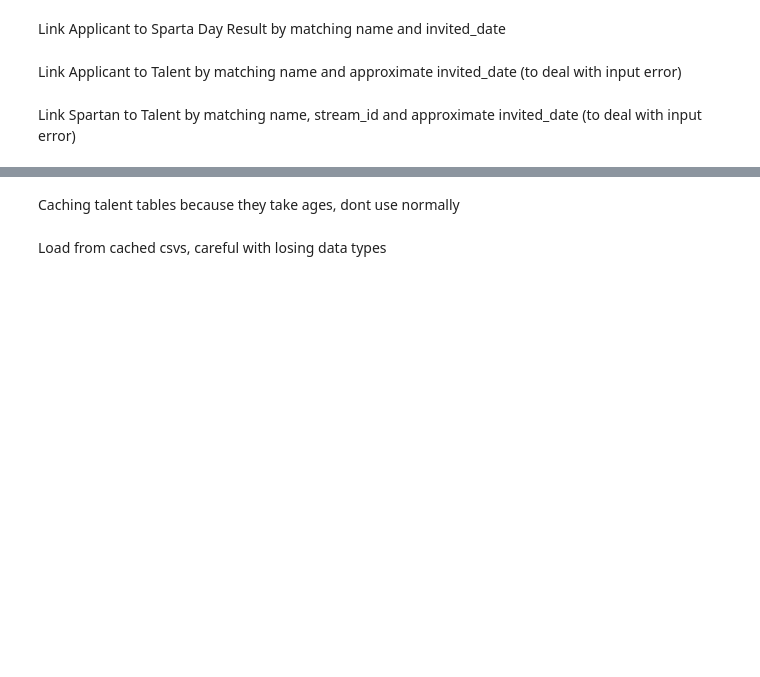
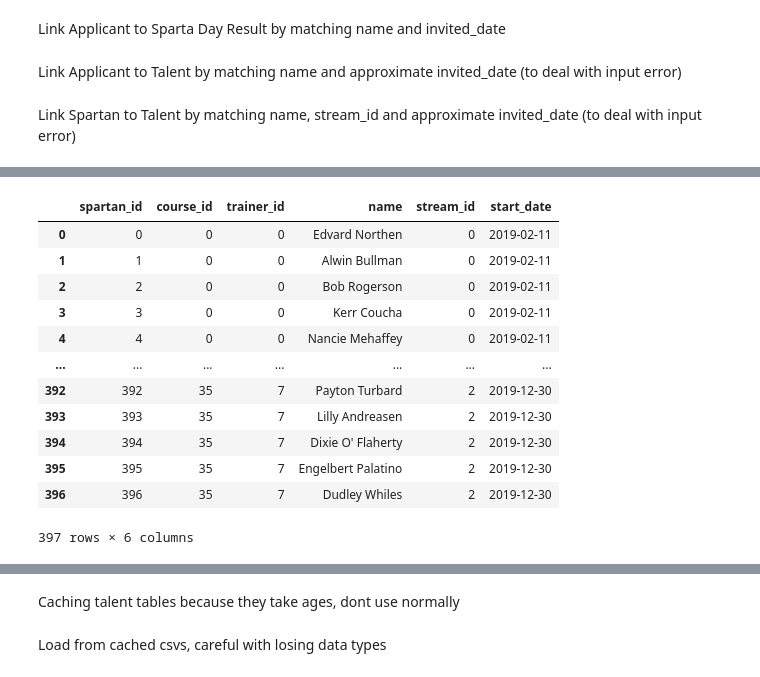
Before and after one commit to Data210/data210-final-project, a Jupyter notebook: Scripts/main.ipynb, the cells around one changed output, grey strips where cells are left out. Saved outputs shown, nothing was run; the diff lists cells and outputs as text; code cells hidden in the pictures; blank space fills up the shorter version.

```diff
--- a/Scripts/main.ipynb
+++ b/Scripts/main.ipynb
@@ -257,0 +282,16 @@ df_spartan_insert = pd.merge_asof(
+# %%
+pd.merge(df_spartan,df_course[['stream_id','course_id','start_date']])[pd.merge(df_spartan,df_course[['stream_id','course_id','start_date']]).name.isin(df_talent_temp.name)]
+# %% [output]
+|  | spartan_id | course_id | trainer_id | name | stream_id | start_date |
+| 0 | 0 | 0 | 0 | Edvard Northen | 0 | 2019-02-11 |
+| 1 | 1 | 0 | 0 | Alwin Bullman | 0 | 2019-02-11 |
+| 2 | 2 | 0 | 0 | Bob Rogerson | 0 | 2019-02-11 |
+| 3 | 3 | 0 | 0 | Kerr Coucha | 0 | 2019-02-11 |
+| 4 | 4 | 0 | 0 | Nancie Mehaffey | 0 | 2019-02-11 |
+| ... | ... | ... | ... | ... | ... | ... |
+| 392 | 392 | 35 | 7 | Payton Turbard | 2 | 2019-12-30 |
+| 393 | 393 | 35 | 7 | Lilly Andreasen | 2 | 2019-12-30 |
+| 394 | 394 | 35 | 7 | Dixie O' Flaherty | 2 | 2019-12-30 |
+| 395 | 395 | 35 | 7 | Engelbert Palatino | 2 | 2019-12-30 |
+| 396 | 396 | 35 | 7 | Dudley Whiles | 2 | 2019-12-30 |
+397 rows × 6 columns
```
Also changed, not shown: parts of 7 cells of this notebook, 5 other files.
